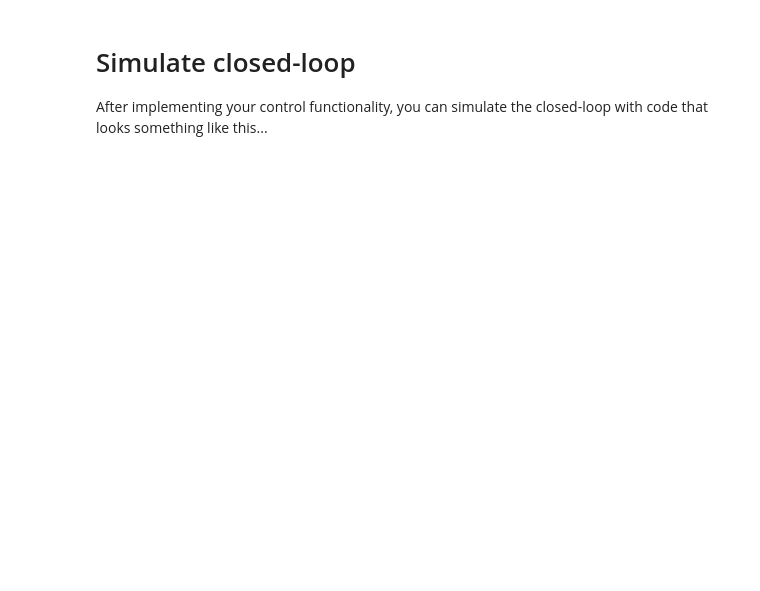
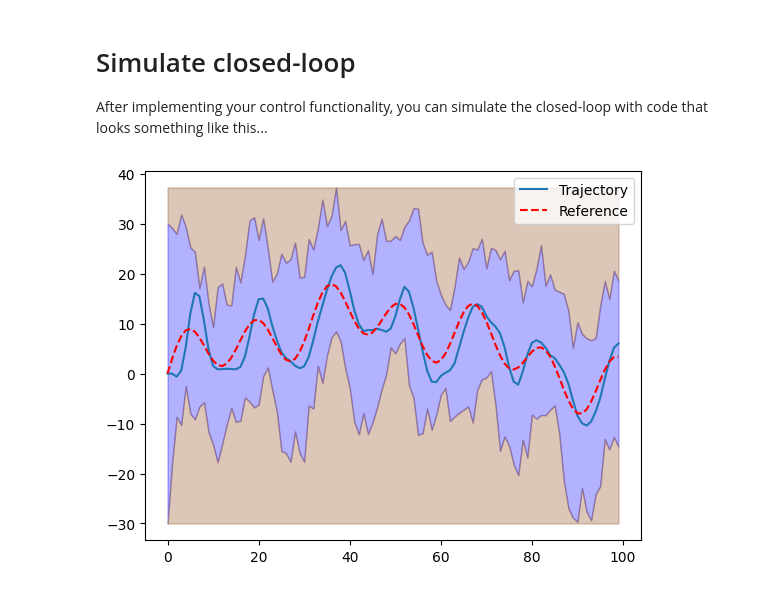
Before and after one commit to jadu444/B1-Scientific-Coding, a Jupyter notebook: notebooks/demo.ipynb, the cells around one changed output. Saved outputs shown, nothing was run; the diff lists cells and outputs as text; code cells hidden in the pictures; blank space fills up the shorter version.

```diff
--- a/notebooks/demo.ipynb
+++ b/notebooks/demo.ipynb
@@ -14,19 +14,21 @@ After implementing your control functionality, you can simulate the closed-loop
 # %%
 # Import relevant modules
 import sys
 import os
 import numpy as np
 sys.path.append(os.path.abspath('..'))
 from uuv_mission.control import PDController
 from uuv_mission.dynamic import Submarine
 from uuv_mission.dynamic import Mission
 from uuv_mission.dynamic import ClosedLoop
 
 sub = Submarine()
 # Instantiating the  controller
 controller = PDController(0.15,0.6)
 closed_loop = ClosedLoop(sub, controller)
-mission = Mission.from_csv("../data/mission.csv") #implementied method in the Mission class
+mission = Mission.from_csv("data/mission.csv") #implementied method in the Mission class
 
 trajectory = closed_loop.simulate_with_random_disturbances(mission)
 trajectory.plot_completed_mission(mission)
+# %% [output]
+[figure, added]
```
Also changed, not shown: parts of 2 cells of this notebook, 1 other file.
